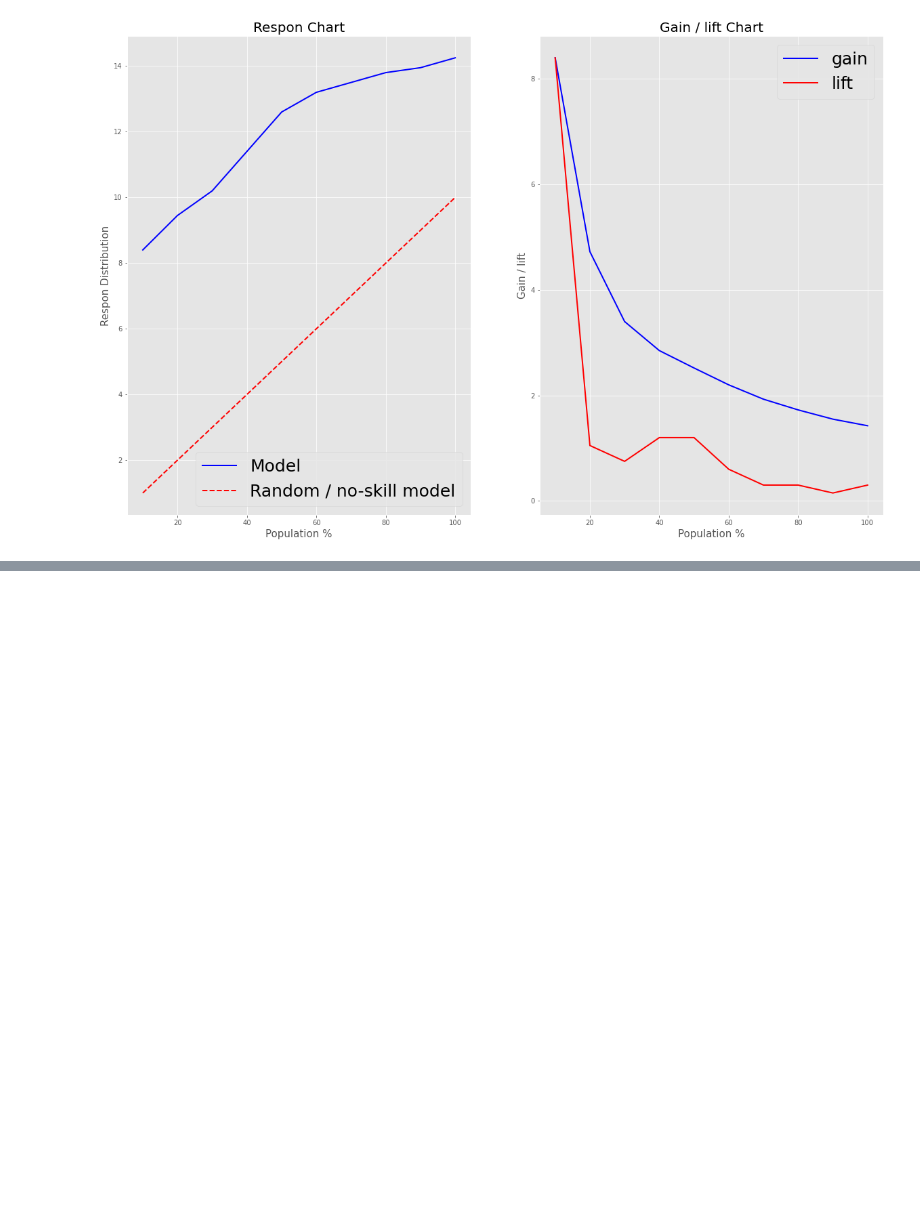
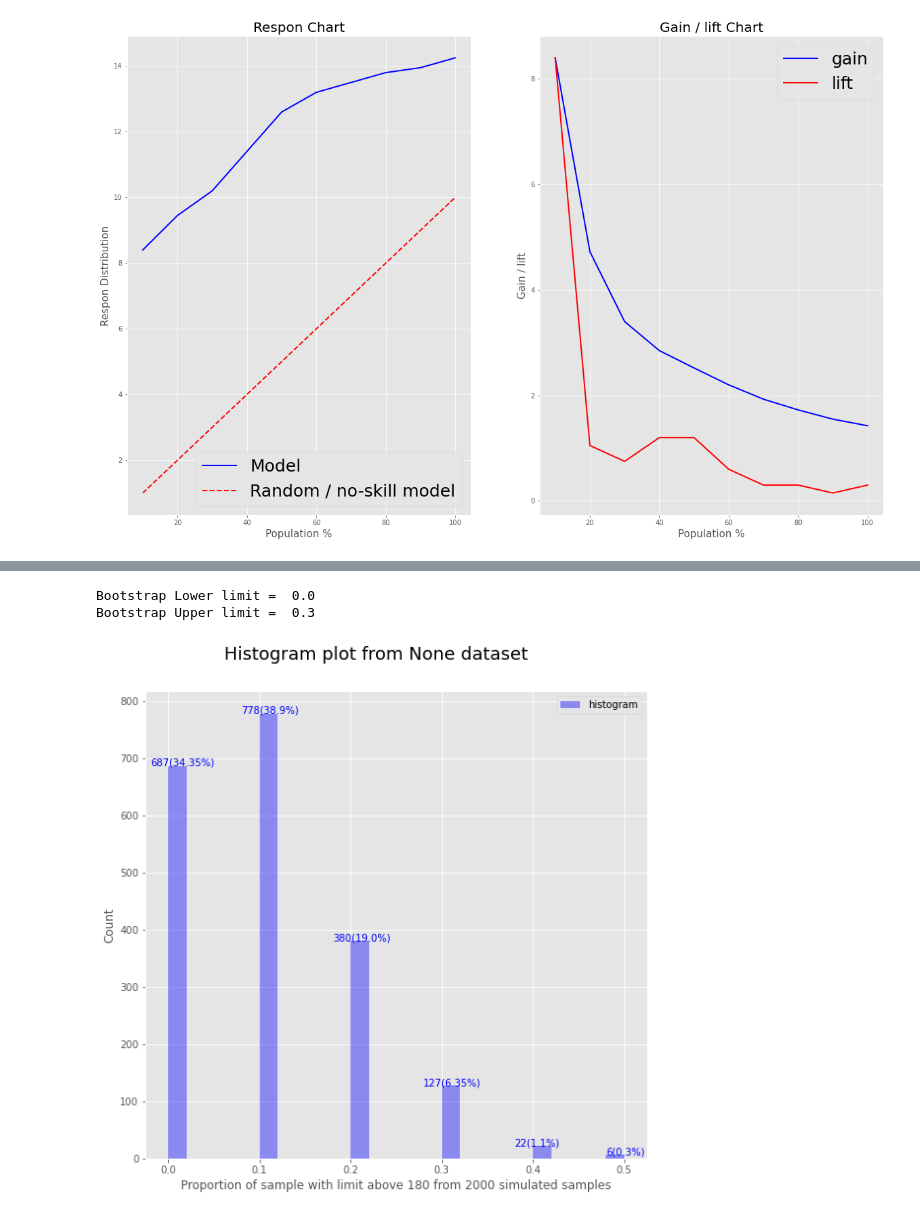
Before and after one commit to imanursar/Machine-Learning-Notes, a Jupyter notebook: Custom Function/Statistic Function.ipynb, the cells around one changed output, grey strips where cells are left out. Cells and saved outputs as stored; diff of their text form; code cells hidden in the pictures; blank space fills up the shorter version.

```diff
--- a/Custom Function/Statistic Function.ipynb
+++ b/Custom Function/Statistic Function.ipynb
@@ -815,0 +835,6 @@ result = statistic.gain_lift(df2)
+# %%
+statistic.bootstrap(data_df,['times','experience'],bins=25,methods='adhoc')
+# %% [output]
+Bootstrap Lower limit =  0.0
+Bootstrap Upper limit =  0.3
+[figure, added]
```
Also changed, not shown: parts of 25 cells of this notebook.
